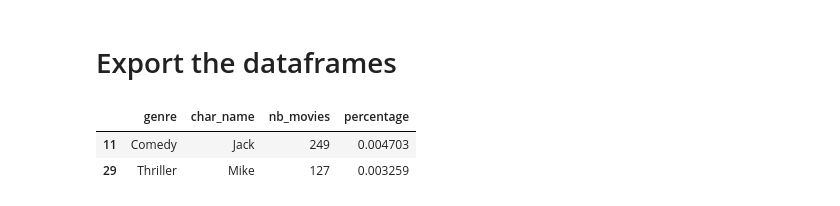
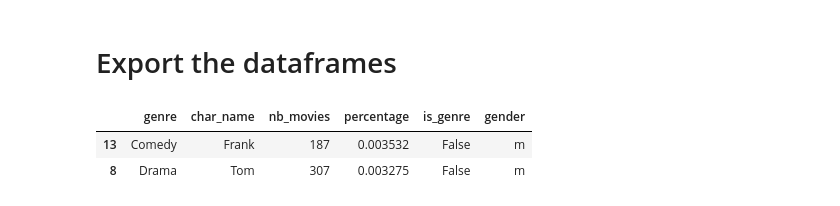
Before and after one commit to epfl-ada/ada-2023-project-abadakor, a Jupyter notebook: data/get_data_for_discovery.ipynb, the cells around one changed output. Drawn from its saved outputs; the diff is of its cells as text; code cells hidden in the pictures.

Commit message:
finished, added label nodes

```diff
--- a/data/get_data_for_discovery.ipynb
+++ b/data/get_data_for_discovery.ipynb
@@ -95,7 +96,7 @@ Length of movie_count_per_name_and_genre : 254789
 movie_count_per_name_and_genre = movie_count_per_name_and_genre[movie_count_per_name_and_genre['char_name'] != 'The'].copy(deep=True)
 
 # List of irrelevant names
-irrelevant_names = ['The', 'Agent', 'Man', 'Girl', 'General', 'Young', 'Chief', 'Captain']
+irrelevant_names = ['The', 'Agent', 'Man', 'Girl', 'General', 'Young', 'Chief', 'Captain', 'Sheriff']
 
 # Filter rows where 'char_name' is not in the list of irrelevant names
 movie_count_per_name_and_genre = movie_count_per_name_and_genre[~movie_count_per_name_and_genre['char_name'].isin(irrelevant_names)].copy(deep=True)
@@ -267,0 +252,3 @@ display(top10_name_top5_genre_with_percent)
+# %%
+# need to add a column to indicate if the node is a genre label node or not
+top10_name_top5_genre_with_percent['is_genre'] = False
@@ -267,0 +259,26 @@ display(top10_name_top5_genre_with_percent)
+# %%
+# get the unique genre in top10_name_top5_genre_with_percent
+top5_genre = top10_name_top5_genre_with_percent.reset_index()['genre'].unique()
+
+# create empty lists for each column
+genre_lst = []
+char_names_lst = []
+nb_movies_lst = []
+percentage_lst = []
+is_genre_lst = []
+
+for genre in top5_genre:
+    genre_lst.append(genre)
+    char_names_lst.append(genre)
+    nb_movies_lst.append(nb_movies_per_genre.loc[genre]['total_nb_movies'])
+    percentage_lst.append(np.sqrt(np.square(top10_name_top5_genre_with_percent.loc[genre]['percentage']).sum()))
+    is_genre_lst.append(True)
+
+# create the dataframe with new rows
+new_rows_data = {'genre': genre_lst, 'char_name': char_names_lst, 'nb_movies': nb_movies_lst, 'percentage': percentage_lst, 'is_genre': is_genre_lst}
+new_rows_df = pd.DataFrame(new_rows_data)
+
+top10_name_top5_genre_with_genre_nodes = pd.concat([top10_name_top5_genre_with_percent.reset_index(), new_rows_df], axis=0)
+top10_name_top5_genre_with_genre_nodes.set_index(['genre', 'char_name'], inplace=True)
+
+display(top10_name_top5_genre_with_genre_nodes)
@@ -267,0 +304,5 @@ display(top10_name_top5_genre_with_percent)
+# %%
+# add gender column
+top10_name_top5_genre_with_genre_nodes['gender'] = 'm'
+top10_name_top5_genre_with_genre_nodes.loc[(slice(None), 'Mary'), 'gender'] = 'f'
+display(top10_name_top5_genre_with_genre_nodes)
@@ -269,9 +329,9 @@ display(top10_name_top5_genre_with_percent)
 # Export the dataframes
 # %%
 # Export top10_name_top5_genre.csv
-display(top10_name_top5_genre_with_percent.reset_index().sample(2))
-top10_name_top5_genre_with_percent.to_csv(os.path.join(processed_website_data_folder, 'top10_name_top5_genre.csv'), index=True)
+display(top10_name_top5_genre_with_genre_nodes.reset_index().sample(2))
+top10_name_top5_genre_with_genre_nodes.to_csv(os.path.join(processed_website_data_folder, 'top10_name_top5_genre.csv'), index=True)
 # %% [output]
-|  | genre | char_name | nb_movies | percentage |
-| 11 | Comedy | Jack | 249 | 0.004703 |
-| 29 | Thriller | Mike | 127 | 0.003259 |
+|  | genre | char_name | nb_movies | percentage | is_genre | gender |
+| 13 | Comedy | Frank | 187 | 0.003532 | False | m |
+| 8 | Drama | Tom | 307 | 0.003275 | False | m |
```
Also changed, not shown: parts of 16 cells of this notebook, 1 other file.
